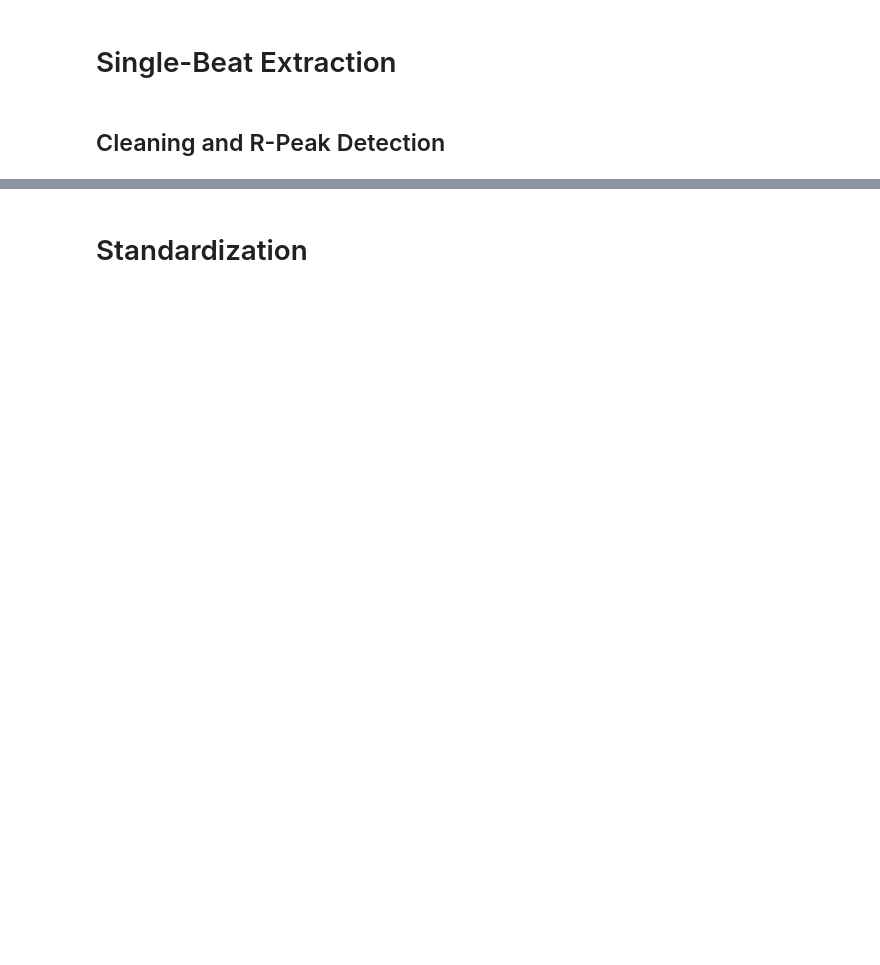
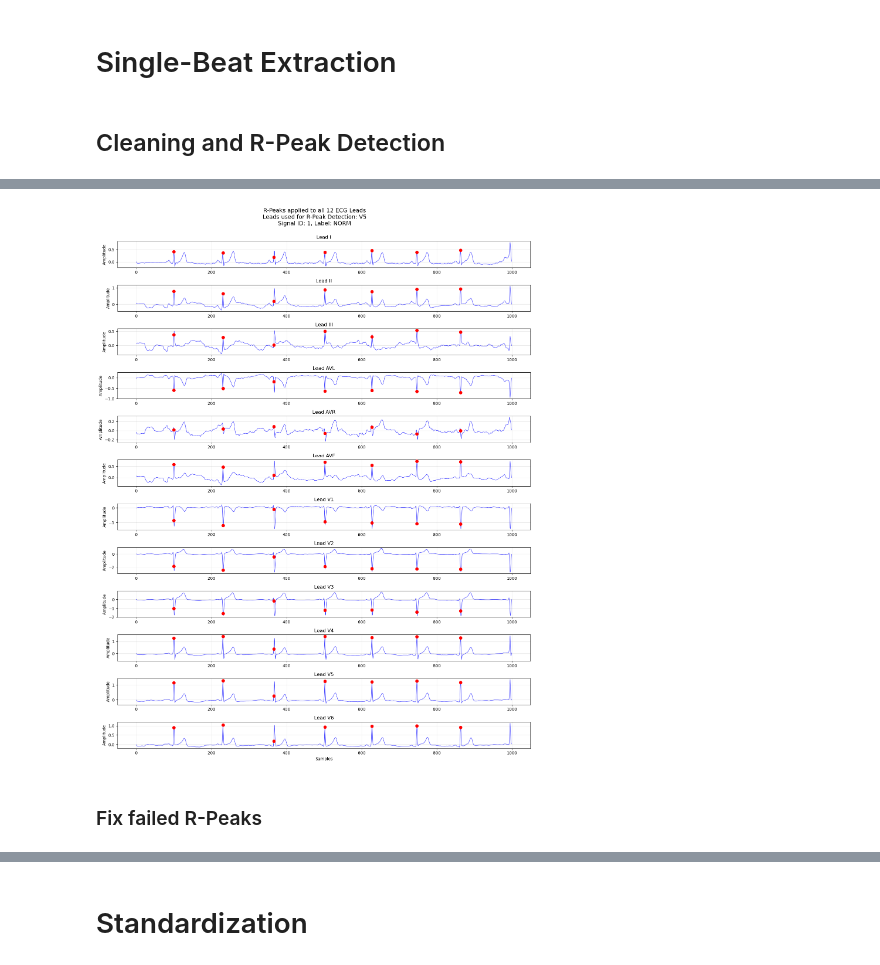
Before and after one commit to AliceKitchkin/ECG_xAI, a Jupyter notebook: notebooks/01_data_pipeline.ipynb, the cells around one changed output, grey strips where cells are left out. Cells and saved outputs as stored; diff of their text form; code cells hidden in the pictures; blank space fills up the shorter version.

```diff
--- a/notebooks/01_data_pipeline.ipynb
+++ b/notebooks/01_data_pipeline.ipynb
@@ -208,13 +190,0 @@ Anzahl Signale mit R-Peaks < 0.1 in Lead II und V5: 2149
-# %%
-new_rpeaks_fixed = []
-
-for id, signal in enumerate(signals_failed_rpeaks):
-    # extract lead v5
-    lead_signal = signal[:, 10]
-
-    # extract new rpeaks
-    new_signals, new_info = nk.ecg_peaks(lead_signal, sampling_rate = SAMPLING_FREQUENCY, method = 'neurokit')
-
-    # save new rpeaks per signal
-    rpeaks = new_info["ECG_R_Peaks"]
-    new_rpeaks_fixed.append(rpeaks)
@@ -248,0 +225,14 @@ SingleBeatsDetector.plot_one_signal_with_rpeaks(signal_idx, all_cleaned_signals,
+# %%
+lead_idx = 10
+outlier_ids = []
+for i, (signal, rpeaks) in enumerate(zip(signals, rpeaks)):
+
+    if (signal is not None and rpeaks is not None and len(rpeaks) > 0
+        and signal.ndim == 2 and signal.shape[0] > np.max(rpeaks)):
+
+        amps = signal[rpeaks, lead_idx]
+        if np.any(amps > 6):
+            print(f"Signal-ID: {i}, Min-Amplitude: {amps.min()}")
+            outlier_ids.append(i)
+
+print("Alle Signal-IDs mit Ausreißer:", outlier_ids)
@@ -248,0 +307,12 @@ SingleBeatsDetector.plot_one_signal_with_rpeaks(signal_idx, all_cleaned_signals,
+# %%
+SingleBeatsDetector.plot_one_signal_with_rpeaks(
+    signal_id=1,
+    cleaned_signals=signals,
+    rpeaks=rpeaks,
+    detection_info=detection_info,
+    lead_names=lead_names
+)
+# %% [output]
+[figure, added]
+# %% [markdown]
+### Fix failed R-Peaks
```
Also changed, not shown: parts of 74 cells of this notebook.
